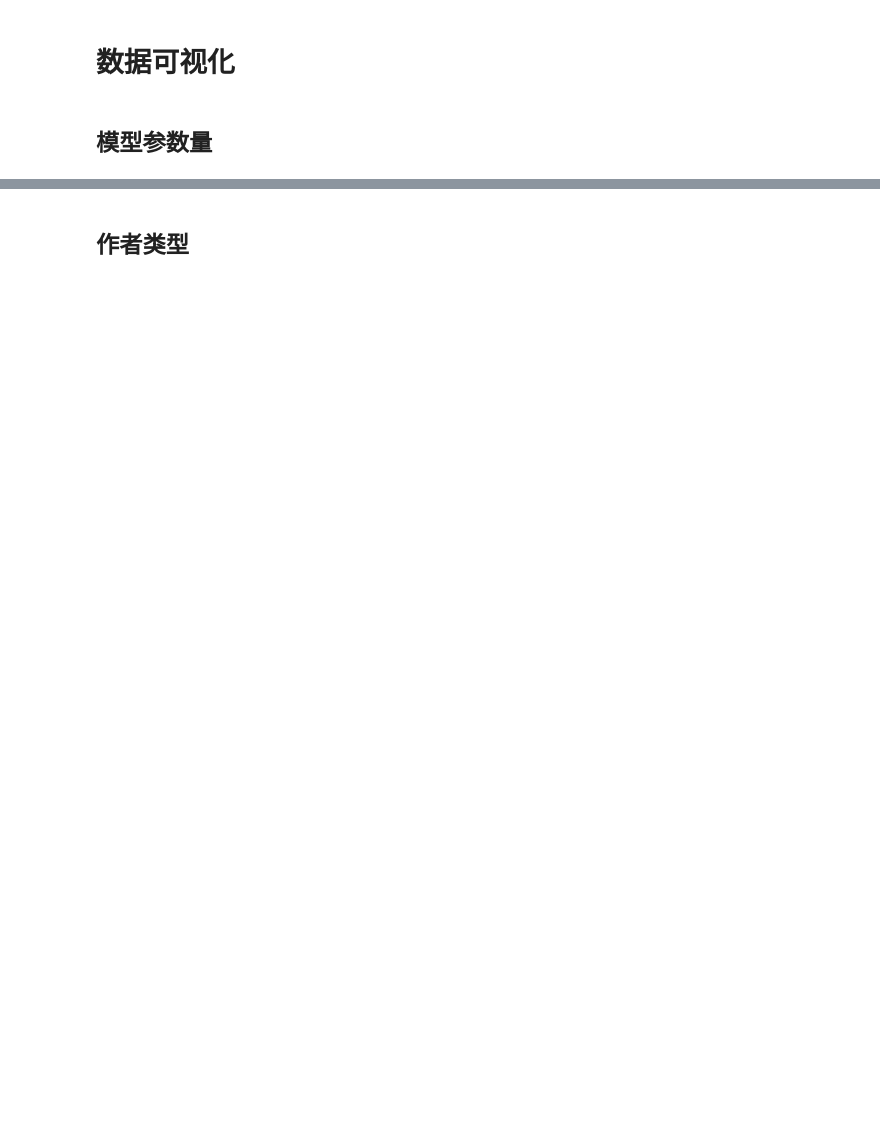
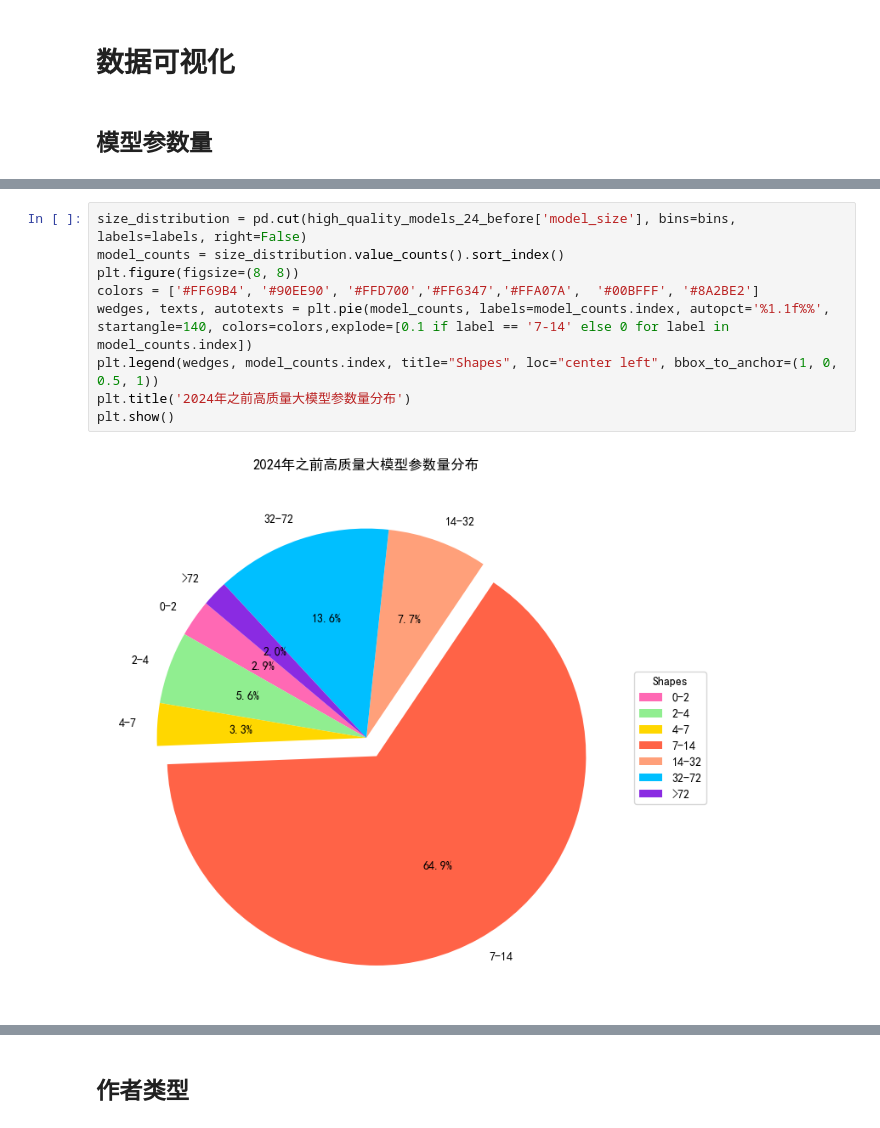
Before and after one commit to yansirgood/DL-course-labs, a Jupyter notebook: LLM-overview/report.ipynb, the cells around one changed output, grey strips where cells are left out. Saved outputs shown, nothing was run; the diff lists cells and outputs as text; blank space fills up the shorter version.

```diff
--- a/LLM-overview/report.ipynb
+++ b/LLM-overview/report.ipynb
@@ -404,0 +417,11 @@ high_quality_models_24_after.describe()
+# %%
+size_distribution = pd.cut(high_quality_models_24_before['model_size'], bins=bins, labels=labels, right=False)
+model_counts = size_distribution.value_counts().sort_index()
+plt.figure(figsize=(8, 8))
+colors = ['#FF69B4', '#90EE90', '#FFD700','#FF6347','#FFA07A',  '#00BFFF', '#8A2BE2']
+wedges, texts, autotexts = plt.pie(model_counts, labels=model_counts.index, autopct='%1.1f%%', startangle=140, colors=colors,explode=[0.1 if label == '7-14' else 0 for label in model_counts.index])
+plt.legend(wedges, model_counts.index, title="Shapes", loc="center left", bbox_to_anchor=(1, 0, 0.5, 1))
+plt.title('2024年之前高质量大模型参数量分布')
+plt.show()
+# %% [output]
+[figure, added]
```
Also changed, not shown: parts of 37 cells of this notebook.
